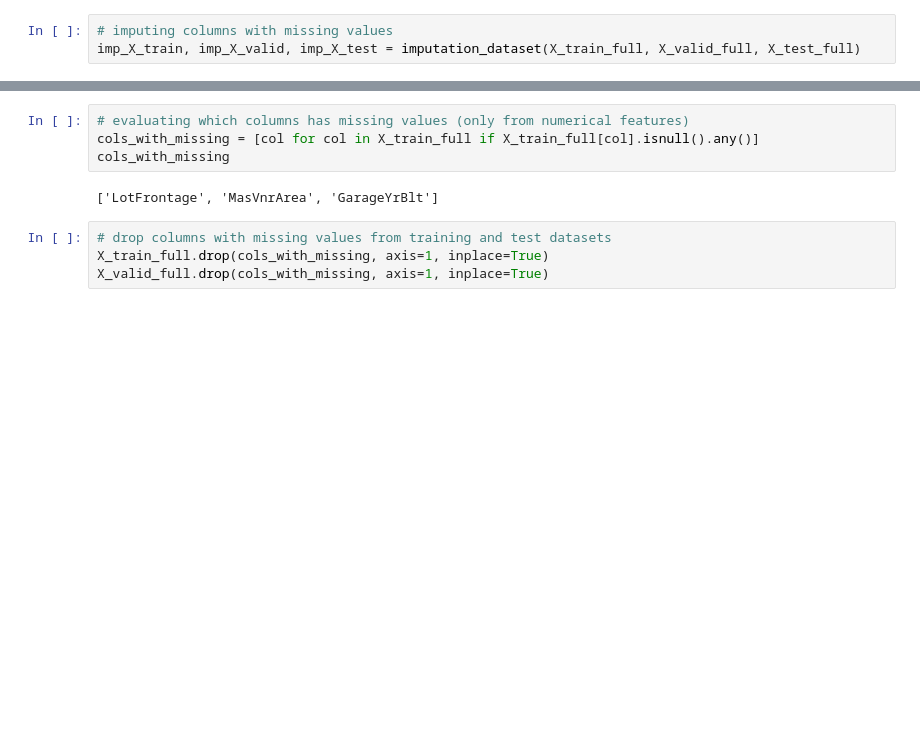
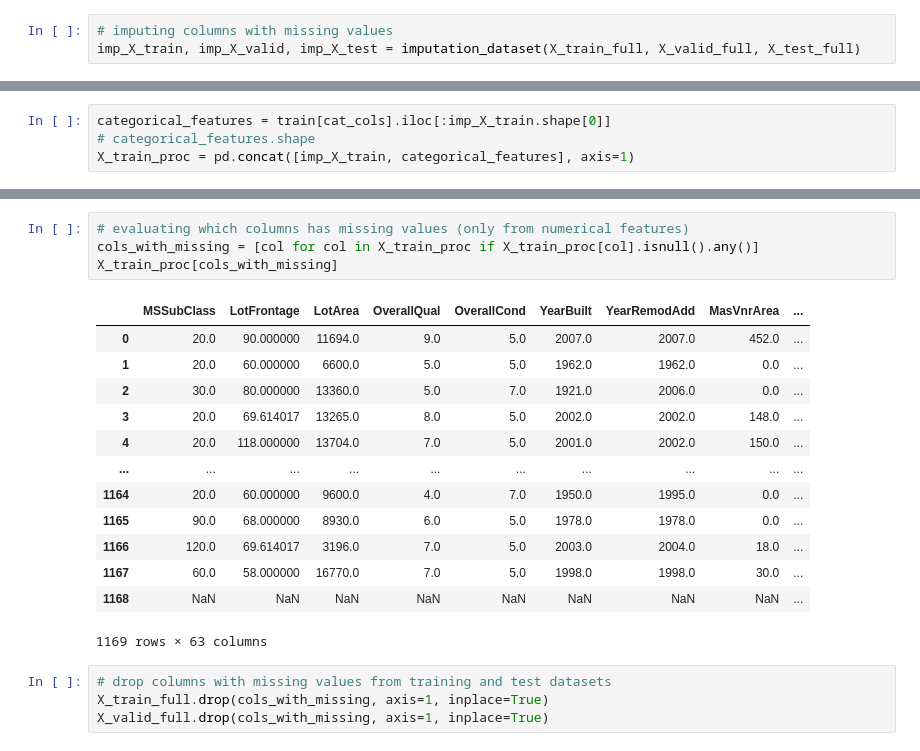
Before and after one commit to macmle45/ML-Intermediate, a Jupyter notebook: 03. Categorical Variables.ipynb, the cells around one changed output, grey strips where cells are left out. Saved outputs shown, nothing was run; the diff lists cells and outputs as text; blank space fills up the shorter version.

```diff
--- a/03. Categorical Variables.ipynb
+++ b/03. Categorical Variables.ipynb
@@ -73,3 +135,7 @@ X_train_proc.to_csv('Data/X_train_proc.csv')
+# %%
+categorical_features = train[cat_cols].iloc[:imp_X_train.shape[0]]
+# categorical_features.shape
+X_train_proc = pd.concat([imp_X_train, categorical_features], axis=1)
 # %%
 X_train_proc.shape
 # %% [output]
@@ -77,9 +143,21 @@ X_train_proc.shape
 # %%
 # evaluating which columns has missing values (only from numerical features)
-cols_with_missing = [col for col in X_train_full if X_train_full[col].isnull().any()]
-cols_with_missing
+cols_with_missing = [col for col in X_train_proc if X_train_proc[col].isnull().any()]
+X_train_proc[cols_with_missing]
 # %% [output]
+|  | MSSubClass | LotFrontage | LotArea | OverallQual | OverallCond | YearBuilt | YearRemodAdd | MasVnrArea | ... |
+| 0 | 20.0 | 90.000000 | 11694.0 | 9.0 | 5.0 | 2007.0 | 2007.0 | 452.0 | ... |
+| 1 | 20.0 | 60.000000 | 6600.0 | 5.0 | 5.0 | 1962.0 | 1962.0 | 0.0 | ... |
+| 2 | 30.0 | 80.000000 | 13360.0 | 5.0 | 7.0 | 1921.0 | 2006.0 | 0.0 | ... |
+| 3 | 20.0 | 69.614017 | 13265.0 | 8.0 | 5.0 | 2002.0 | 2002.0 | 148.0 | ... |
+| 4 | 20.0 | 118.000000 | 13704.0 | 7.0 | 5.0 | 2001.0 | 2002.0 | 150.0 | ... |
+| ... | ... | ... | ... | ... | ... | ... | ... | ... | ... |
+| 1164 | 20.0 | 60.000000 | 9600.0 | 4.0 | 7.0 | 1950.0 | 1995.0 | 0.0 | ... |
+| 1165 | 90.0 | 68.000000 | 8930.0 | 6.0 | 5.0 | 1978.0 | 1978.0 | 0.0 | ... |
+| 1166 | 120.0 | 69.614017 | 3196.0 | 7.0 | 5.0 | 2003.0 | 2004.0 | 18.0 | ... |
+| 1167 | 60.0 | 58.000000 | 16770.0 | 7.0 | 5.0 | 1998.0 | 1998.0 | 30.0 | ... |
+| 1168 | NaN | NaN | NaN | NaN | NaN | NaN | NaN | NaN | ... |
-['LotFrontage', 'MasVnrArea', 'GarageYrBlt']
+1169 rows × 63 columns
 # %%
 # drop columns with missing values from training and test datasets
 X_train_full.drop(cols_with_missing, axis=1, inplace=True)
```
Also changed, not shown: parts of 11 cells of this notebook.
